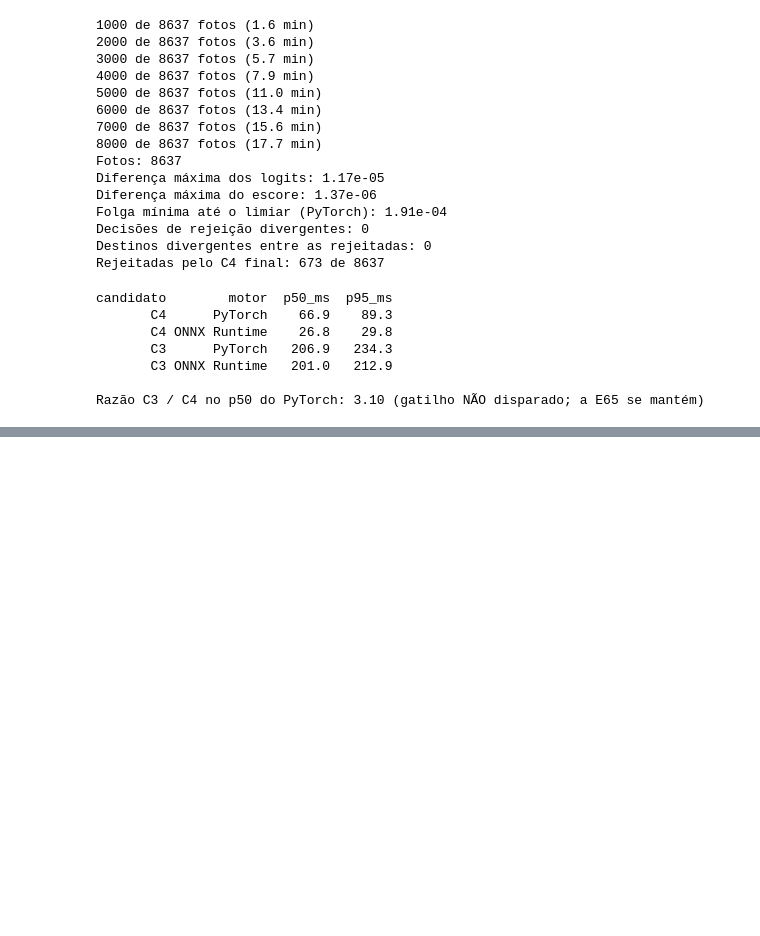
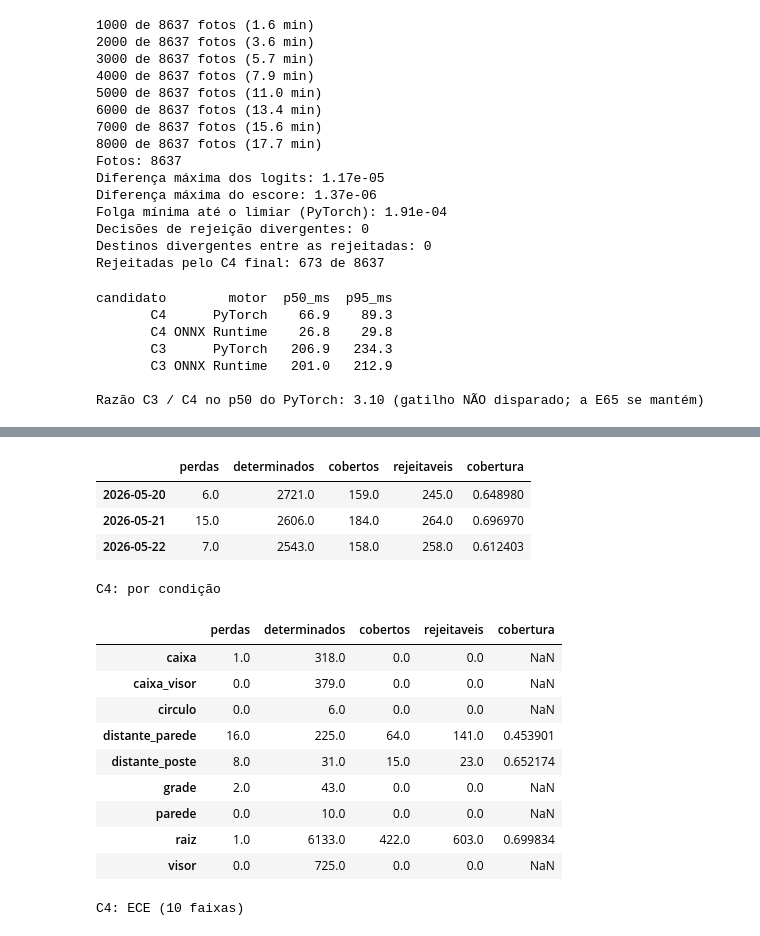
Before and after one commit to phelipecscosta/leitura_automatizada_mostradores_energia_pesquisa, a Jupyter notebook: exploracao/triagem_candidatos.ipynb, the cells around one changed output, grey strips where cells are left out. Saved outputs shown, nothing was run; the diff lists cells and outputs as text; code cells hidden in the pictures; blank space fills up the shorter version.

Commit message:
feat: ensaia o código da abertura nos logits fora da dobra da execução R3

```diff
--- a/exploracao/triagem_candidatos.ipynb
+++ b/exploracao/triagem_candidatos.ipynb
@@ -855,3 +855,67 @@ candidato        motor  p50_ms  p95_ms
        C3 ONNX Runtime   201.0   212.9
 
 Razão C3 / C4 no p50 do PyTorch: 3.10 (gatilho NÃO disparado; a E65 se mantém)
+# %%
+# Bloco código 19
+# T4g.6 — Ensaio do código da abertura nos logits fora da dobra da execução R3
+
+import warnings
+
+# Aviso do tqdm sobre barras gráficas (ipywidgets ausente): inofensivo, mas traz
+# o caminho local do ambiente na mensagem (E15). Filtrado aqui porque o bloco
+# não depende dos anteriores.
+warnings.filterwarnings("ignore", message="IProgress not found")
+
+import json
+
+import numpy as np
+import pandas as pd
+from IPython.display import display
+
+from meter_reader.config import get_work_dir
+from training.build_triage import ARTIFACT_NAME, C3_CALIBRATION_NAME
+from training.group_dataset import LABEL_VERSIONS, load_group_photos
+from training.run_finetune import eval_order, run_name
+from training.run_final import FINAL_FOLDER
+from training.triage_eval import calibrate_nested, class_log_probs, load_oof
+from training.triage_report import full_report
+
+WORK_DIR = get_work_dir()
+MODELS = WORK_DIR / FINAL_FOLDER
+photos = load_group_photos(LABEL_VERSIONS["r3"])
+evaluated = [photos[i] for i in eval_order(photos)]  # pareadas, na ordem dos logits gravados
+codes = [p.pseudonym for p in evaluated]
+labels = np.array([p.product_class for p in evaluated])
+lots = np.array([p.lot for p in evaluated])
+groups = np.array([p.group for p in evaluated])
+conditions = np.array([p.condition for p in evaluated])
+
+records = {"C4": json.loads((MODELS / ARTIFACT_NAME).with_suffix(".json").read_text(encoding="utf-8")),
+           "C3": json.loads((MODELS / C3_CALIBRATION_NAME).read_text(encoding="utf-8"))}
+
+rehearsal = {}
+for m in ("C4", "C3"):
+    logits = load_oof(WORK_DIR, run_name(m, "W-b", "r3"), codes)
+    cal = calibrate_nested(logits, labels, lots)          # cada lote com a T dos outros dois
+    before = np.exp(class_log_probs(logits, 1.0))         # sem temperatura
+    rehearsal[m] = full_report(before, cal.probs, records[m]["limiar"],
+                               labels, lots, groups, conditions)
+    s = rehearsal[m]["resumo"]
+    # O código da abertura precisa reproduzir o que foi congelado na T4g.4
+    assert s["perdas"] == records[m]["perdas"]
+    assert abs(s["cobertura"] - records[m]["cobertura"]) < 1e-12
+
+print("Resumo no limiar congelado (desenvolvimento, fora da dobra)")
+display(pd.DataFrame({m: r["resumo"] for m, r in rehearsal.items()}).T)
+print("Separação (E52) e destino trocado")
+display(pd.DataFrame({m: r["separacao"] for m, r in rehearsal.items()}).T)
+for m in ("C4", "C3"):
+    print(f"\n{m}: por lote")
+    display(rehearsal[m]["por_lote"])
+    print(f"{m}: por condição")
+    display(rehearsal[m]["por_condicao"])
+    print(f"{m}: ECE (10 faixas)")
+    display(rehearsal[m]["calibracao"].round(4))
+    print(f"{m}: matriz de confusão")
+    display(rehearsal[m]["confusao"])
+# %% [output]
@@ -857,0 +931,16 @@ Razão C3 / C4 no p50 do PyTorch: 3.10 (gatilho NÃO disparado; a E65 se mantém
+|  | perdas | determinados | cobertos | rejeitaveis | cobertura |
+| 2026-05-20 | 6.0 | 2721.0 | 159.0 | 245.0 | 0.648980 |
+| 2026-05-21 | 15.0 | 2606.0 | 184.0 | 264.0 | 0.696970 |
+| 2026-05-22 | 7.0 | 2543.0 | 158.0 | 258.0 | 0.612403 |
+C4: por condição
+|  | perdas | determinados | cobertos | rejeitaveis | cobertura |
+| caixa | 1.0 | 318.0 | 0.0 | 0.0 | NaN |
+| caixa_visor | 0.0 | 379.0 | 0.0 | 0.0 | NaN |
+| circulo | 0.0 | 6.0 | 0.0 | 0.0 | NaN |
+| distante_parede | 16.0 | 225.0 | 64.0 | 141.0 | 0.453901 |
+| distante_poste | 8.0 | 31.0 | 15.0 | 23.0 | 0.652174 |
+| grade | 2.0 | 43.0 | 0.0 | 0.0 | NaN |
+| parede | 0.0 | 10.0 | 0.0 | 0.0 | NaN |
+| raiz | 1.0 | 6133.0 | 422.0 | 603.0 | 0.699834 |
+| visor | 0.0 | 725.0 | 0.0 | 0.0 | NaN |
+C4: ECE (10 faixas)
```
Also changed, not shown: parts of 1 cell of this notebook.
